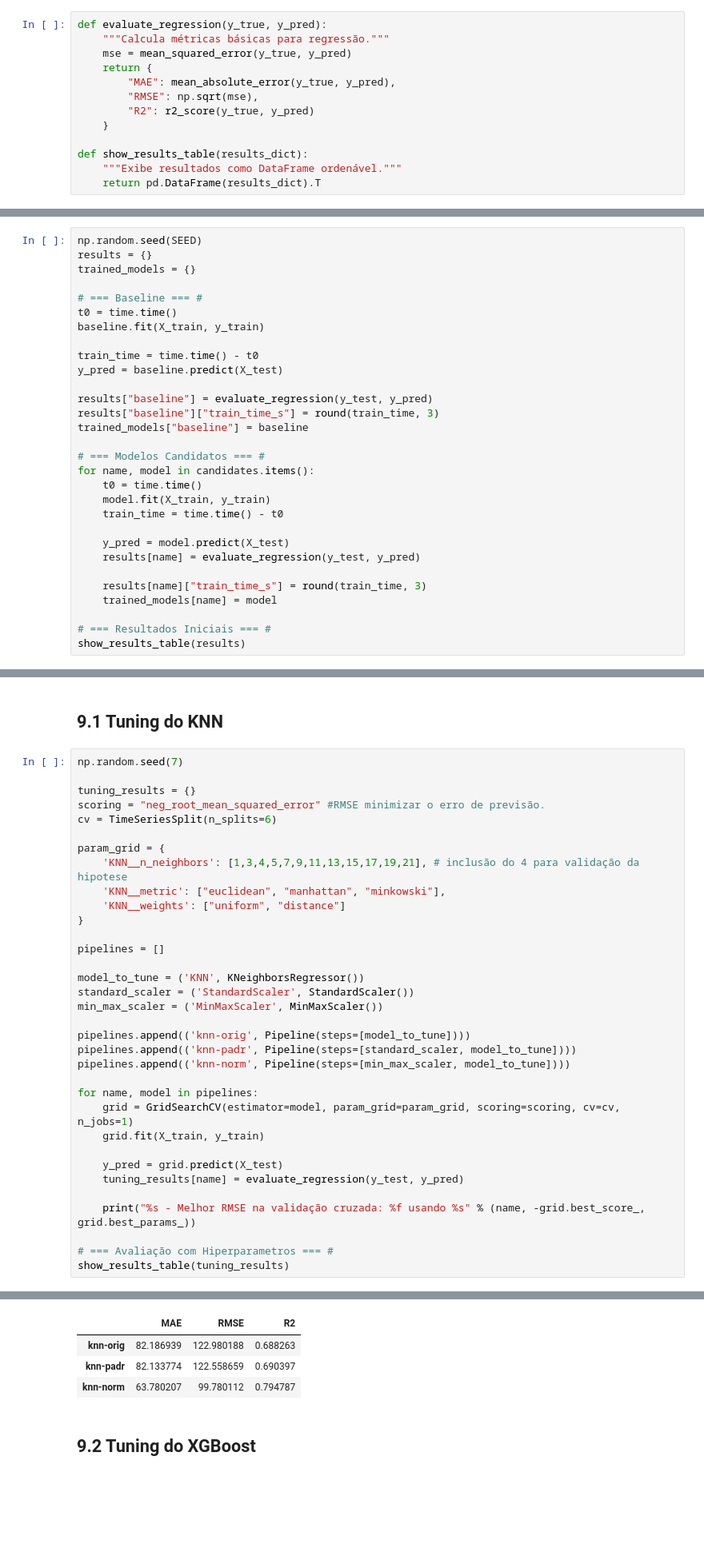
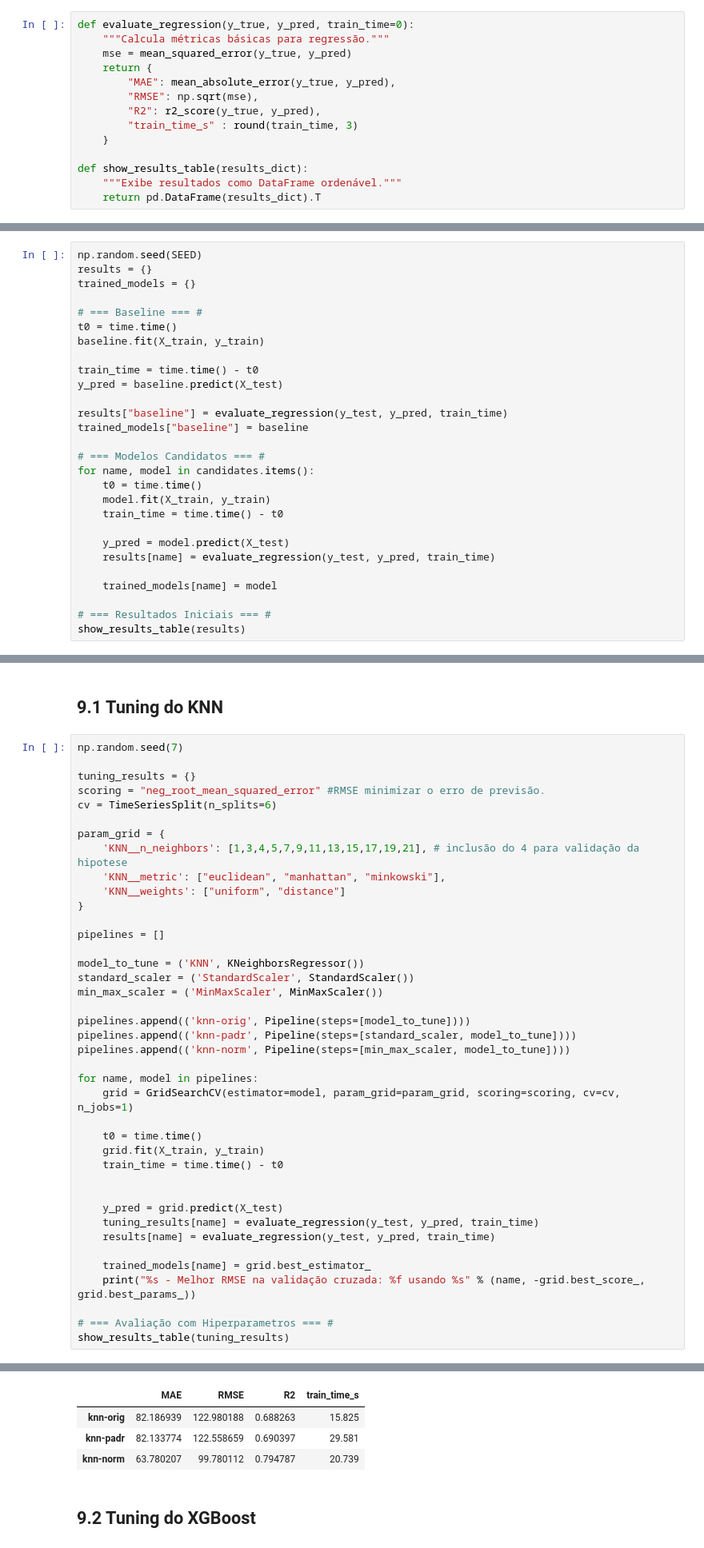
Before and after one commit to pedrovsbenevides/mvp_ml_pucrio, a Jupyter notebook: MVP_Regression.ipynb, the cells around one changed output, grey strips where cells are left out. Shown at 80% size. Cells and saved outputs as stored; diff of their text form; blank space fills up the shorter version.

```diff
--- a/MVP_Regression.ipynb
+++ b/MVP_Regression.ipynb
@@ -96,13 +154,14 @@ Seed: 42
 # %% [markdown]
 ## 2.1 Funções auxiliares
 # %%
-def evaluate_regression(y_true, y_pred):
+def evaluate_regression(y_true, y_pred, train_time=0):
     """Calcula métricas básicas para regressão."""
     mse = mean_squared_error(y_true, y_pred)
     return {
         "MAE": mean_absolute_error(y_true, y_pred),
         "RMSE": np.sqrt(mse),
-        "R2": r2_score(y_true, y_pred)
+        "R2": r2_score(y_true, y_pred),
+        "train_time_s" : round(train_time, 3)
     }
 
 def show_results_table(results_dict):
@@ -831,8 +974,7 @@ baseline.fit(X_train, y_train)
 train_time = time.time() - t0
 y_pred = baseline.predict(X_test)
 
-results["baseline"] = evaluate_regression(y_test, y_pred)
-results["baseline"]["train_time_s"] = round(train_time, 3)
+results["baseline"] = evaluate_regression(y_test, y_pred, train_time)
 trained_models["baseline"] = baseline
 
 # === Modelos Candidatos === #
@@ -842,9 +984,8 @@ for name, model in candidates.items():
     train_time = time.time() - t0
 
     y_pred = model.predict(X_test)
-    results[name] = evaluate_regression(y_test, y_pred)
+    results[name] = evaluate_regression(y_test, y_pred, train_time)
 
-    results[name]["train_time_s"] = round(train_time, 3)
     trained_models[name] = model
 
 # === Resultados Iniciais === #
@@ -899,38 +1044,44 @@ cv = TimeSeriesSplit(n_splits=6)
 param_grid = {
     'KNN__n_neighbors': [1,3,4,5,7,9,11,13,15,17,19,21], # inclusão do 4 para validação da hipotese
     'KNN__metric': ["euclidean", "manhattan", "minkowski"],
     'KNN__weights': ["uniform", "distance"]
 }
 
 pipelines = []
 
 model_to_tune = ('KNN', KNeighborsRegressor())
 standard_scaler = ('StandardScaler', StandardScaler())
 min_max_scaler = ('MinMaxScaler', MinMaxScaler())
 
 pipelines.append(('knn-orig', Pipeline(steps=[model_to_tune])))
 pipelines.append(('knn-padr', Pipeline(steps=[standard_scaler, model_to_tune])))
 pipelines.append(('knn-norm', Pipeline(steps=[min_max_scaler, model_to_tune])))
 
 for name, model in pipelines:
     grid = GridSearchCV(estimator=model, param_grid=param_grid, scoring=scoring, cv=cv, n_jobs=1)
+
+    t0 = time.time()
     grid.fit(X_train, y_train)
+    train_time = time.time() - t0
+
 
     y_pred = grid.predict(X_test)
-    tuning_results[name] = evaluate_regression(y_test, y_pred)
+    tuning_results[name] = evaluate_regression(y_test, y_pred, train_time)
+    results[name] = evaluate_regression(y_test, y_pred, train_time)
 
+    trained_models[name] = grid.best_estimator_
     print("%s - Melhor RMSE na validação cruzada: %f usando %s" % (name, -grid.best_score_, grid.best_params_))
 
 # === Avaliação com Hiperparametros === #
 show_results_table(tuning_results)
 # %% [output]
 knn-orig - Melhor RMSE na validação cruzada: 96.284954 usando {'KNN__metric': 'euclidean', 'KNN__n_neighbors': 5, 'KNN__weights': 'uniform'}
 knn-padr - Melhor RMSE na validação cruzada: 90.912399 usando {'KNN__metric': 'manhattan', 'KNN__n_neighbors': 4, 'KNN__weights': 'uniform'}
 knn-norm - Melhor RMSE na validação cruzada: 86.275471 usando {'KNN__metric': 'euclidean', 'KNN__n_neighbors': 3, 'KNN__weights': 'uniform'}
-|  | MAE | RMSE | R2 |
-| knn-orig | 82.186939 | 122.980188 | 0.688263 |
-| knn-padr | 82.133774 | 122.558659 | 0.690397 |
-| knn-norm | 63.780207 | 99.780112 | 0.794787 |
+|  | MAE | RMSE | R2 | train_time_s |
+| knn-orig | 82.186939 | 122.980188 | 0.688263 | 15.825 |
+| knn-padr | 82.133774 | 122.558659 | 0.690397 | 29.581 |
+| knn-norm | 63.780207 | 99.780112 | 0.794787 | 20.739 |
 # %% [markdown]
 ## 9.2 Tuning do XGBoost
 # %%
```
Also changed, not shown: parts of 58 cells of this notebook.
